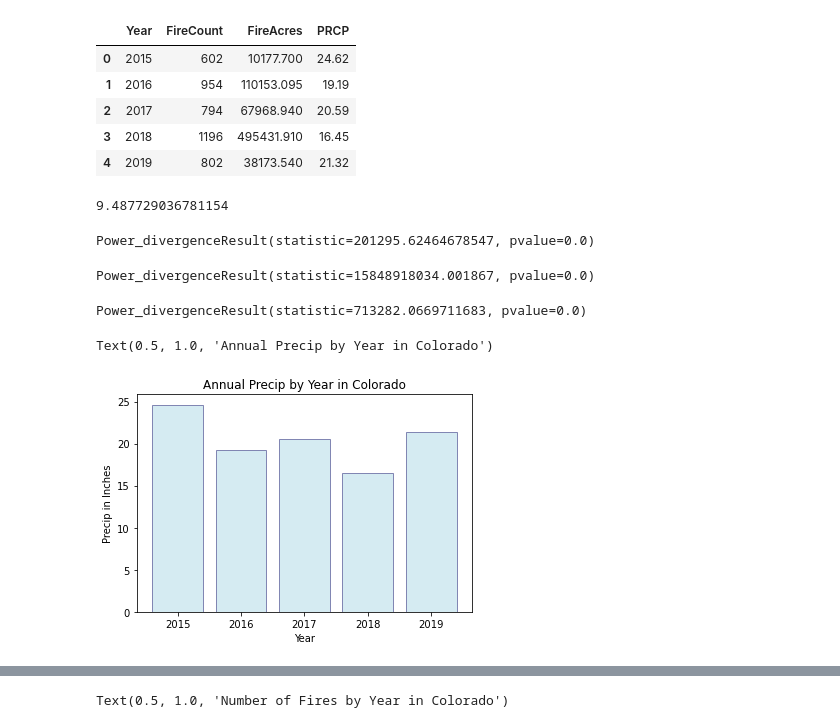
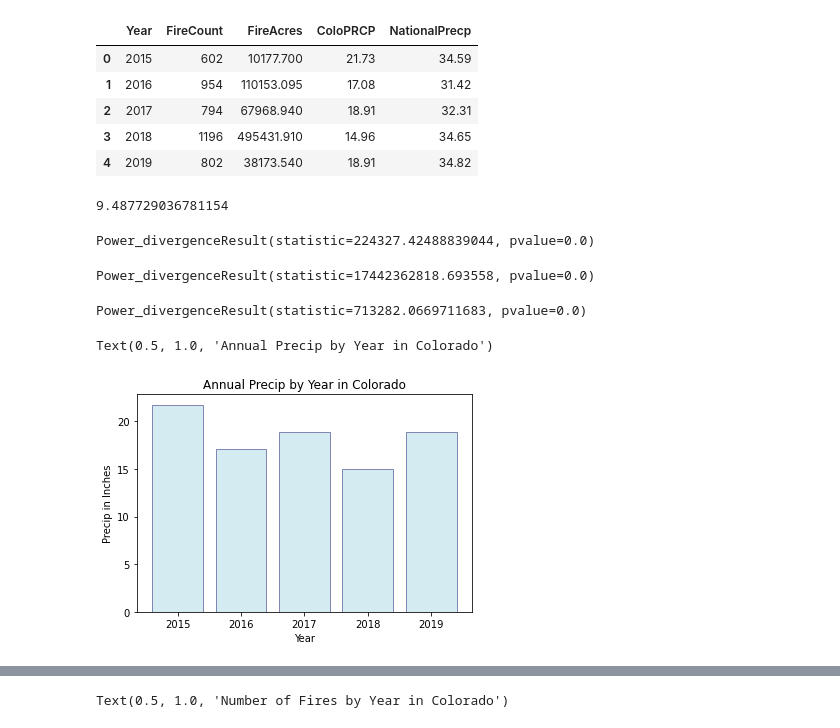
Before and after one commit to Renee-W/ProjectTest, a Jupyter notebook: RW/fire-prcp.ipynb, the cells around one changed output, grey strips where cells are left out. Cells and saved outputs as stored; diff of their text form; code cells hidden in the pictures.

```diff
--- a/RW/fire-prcp.ipynb
+++ b/RW/fire-prcp.ipynb
@@ -7,24 +7,27 @@ import numpy as np
 import scipy.stats as stats
 import pandas as pd
 # %%
-precp=pd.DataFrame({"Year":['2015', '2016', '2017', '2018', '2019'],
-   "PRCP":[24.62, 19.19, 20.59, 16.45, 21.32]})
+colo=pd.DataFrame({"Year":['2015', '2016', '2017', '2018', '2019'],
+   "ColoPRCP":[21.73, 17.08, 18.91, 14.96, 18.91]})
 firect=pd.DataFrame({"Year":['2015', '2016', '2017', '2018', '2019'],
                      "Fires":[602, 954, 794, 1196, 802]})
 fireacre=pd.DataFrame({"Year":['2015', '2016', '2017', '2018', '2019'],
                      "Fires":[10177.700, 110153.095, 67968.940, 495431.910, 38173.540]})
+national=pd.DataFrame({"Year":['2015', '2016', '2017', '2018', '2019'],
+   "NationalPrecp":[34.59, 31.42, 32.31, 34.65, 34.82]})
 # %%
+precp=pd.merge(colo, national, on='Year')
 firecombo=pd.merge(firect, fireacre, on='Year')
 fireprcp=pd.merge(firecombo, precp, on ='Year')
 fireprcp=fireprcp.rename(columns={"Fires_x":"FireCount", 'Fires_y': 'FireAcres'})
 fireprcp
 # %% [output]
-|  | Year | FireCount | FireAcres | PRCP |
-| 0 | 2015 | 602 | 10177.700 | 24.62 |
-| 1 | 2016 | 954 | 110153.095 | 19.19 |
-| 2 | 2017 | 794 | 67968.940 | 20.59 |
-| 3 | 2018 | 1196 | 495431.910 | 16.45 |
-| 4 | 2019 | 802 | 38173.540 | 21.32 |
+|  | Year | FireCount | FireAcres | ColoPRCP | NationalPrecp |
+| 0 | 2015 | 602 | 10177.700 | 21.73 | 34.59 |
+| 1 | 2016 | 954 | 110153.095 | 17.08 | 31.42 |
+| 2 | 2017 | 794 | 67968.940 | 18.91 | 32.31 |
+| 3 | 2018 | 1196 | 495431.910 | 14.96 | 34.65 |
+| 4 | 2019 | 802 | 38173.540 | 18.91 | 34.82 |
 # %%
 critical_value=stats.chi2.ppf(q=0.95, df=4)
 critical_value
@@ -32,14 +35,14 @@ critical_value
 9.487729036781154
 # %%
 # Run the chi square test with stats.chisquare()
-stats.chisquare(fireprcp['FireCount'], fireprcp['PRCP'])
+stats.chisquare(fireprcp['FireCount'], fireprcp['ColoPRCP'])
 # %% [output]
-Power_divergenceResult(statistic=201295.62464678547, pvalue=0.0)
+Power_divergenceResult(statistic=224327.42488839044, pvalue=0.0)
 # %%
 # Run the chi square test with stats.chisquare()
-stats.chisquare(fireprcp['FireAcres'], fireprcp['PRCP'])
+stats.chisquare(fireprcp['FireAcres'], fireprcp['ColoPRCP'])
 # %% [output]
-Power_divergenceResult(statistic=15848918034.001867, pvalue=0.0)
+Power_divergenceResult(statistic=17442362818.693558, pvalue=0.0)
 # %%
 # Run the chi square test with stats.chisquare()
 stats.chisquare(fireprcp['FireCount'], fireprcp['FireAcres'])
@@ -47,11 +50,11 @@ stats.chisquare(fireprcp['FireCount'], fireprcp['FireAcres'])
 Power_divergenceResult(statistic=713282.0669711683, pvalue=0.0)
 # %%
 x_axis=fireprcp['Year']
-y_axis=fireprcp['PRCP']
+y_axis=fireprcp['ColoPRCP']
 plt.bar(x_axis, y_axis, color='lightblue', edgecolor='midnightblue', alpha=0.5, align='center')
 plt.xlabel('Year')
 plt.ylabel('Precip in Inches')
 plt.title('Annual Precip by Year in Colorado')
 # %% [output]
 Text(0.5, 1.0, 'Annual Precip by Year in Colorado')
-[figure, old version]
+[figure, new version]
```
Also changed, not shown: parts of 11 cells of this notebook.
